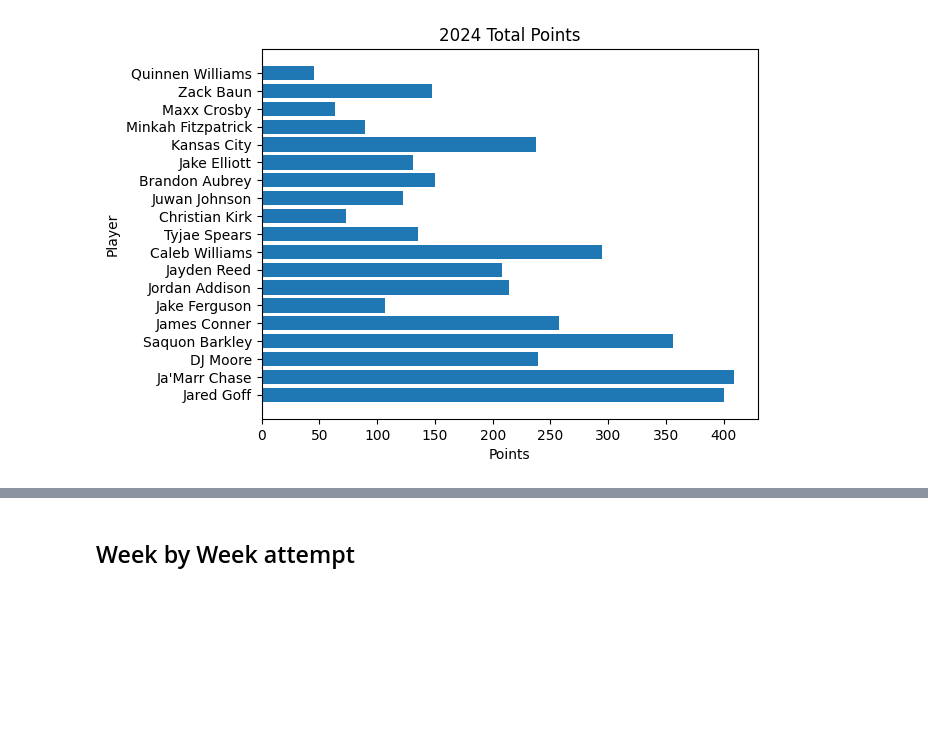
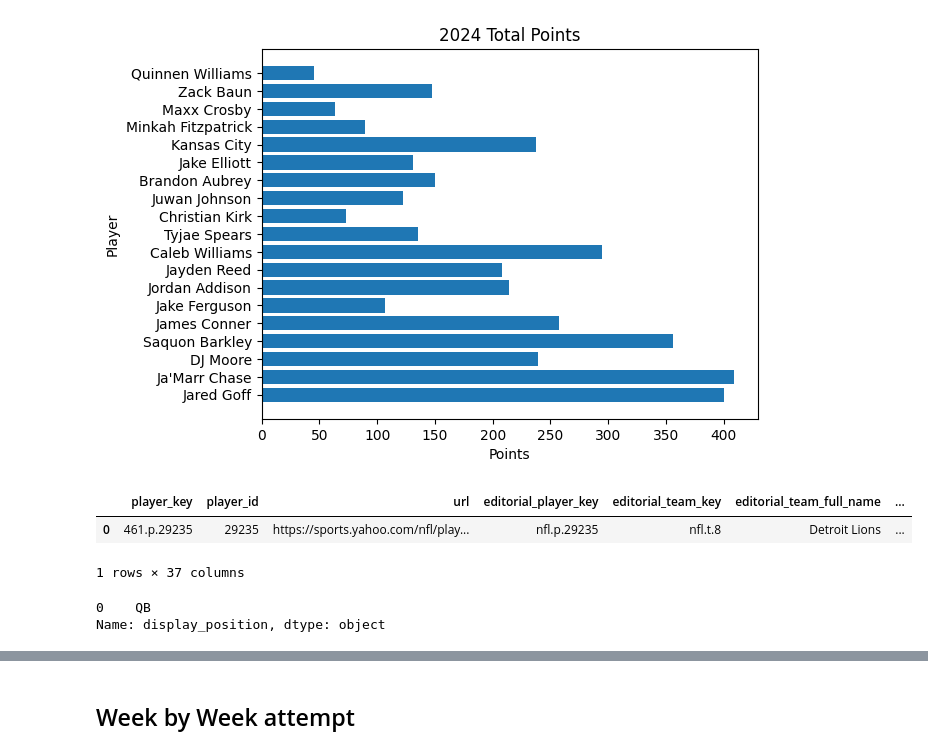
Before and after one commit to AidanNowa/Fantasy_Football, a Jupyter notebook: testing_fantasy.ipynb, the cells around one changed output, grey strips where cells are left out. Drawn from its saved outputs; the diff is of its cells as text; code cells hidden in the pictures; blank space fills up the shorter version.

Commit message:
assigning positions

```diff
--- a/testing_fantasy.ipynb
+++ b/testing_fantasy.ipynb
@@ -165,3 +167,19 @@ plt.ylabel('Player')
 plt.show()
 # %% [output]
 [figure]
+# %%
+goff = league.player_details('Jared Goff')
+# %%
+goff = pd.json_normalize(goff)
+# %%
+goff
+# %% [output]
+|  | player_key | player_id | url | editorial_player_key | editorial_team_key | editorial_team_full_name | ... |
+| 0 | 461.p.29235 | 29235 | https://sports.yahoo.com/nfl/play... | nfl.p.29235 | nfl.t.8 | Detroit Lions | ... |
+1 rows × 37 columns
+# %%
+goff_pos = goff['display_position']
+goff_pos
+# %% [output]
+0    QB
+Name: display_position, dtype: object
```
Also changed, not shown: parts of 8 cells of this notebook.
